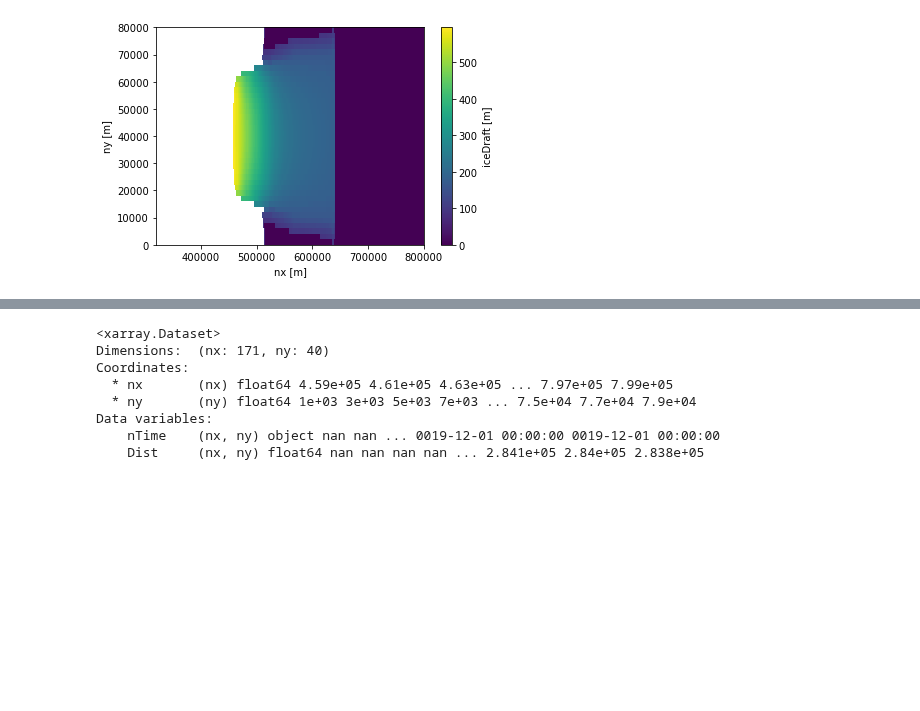
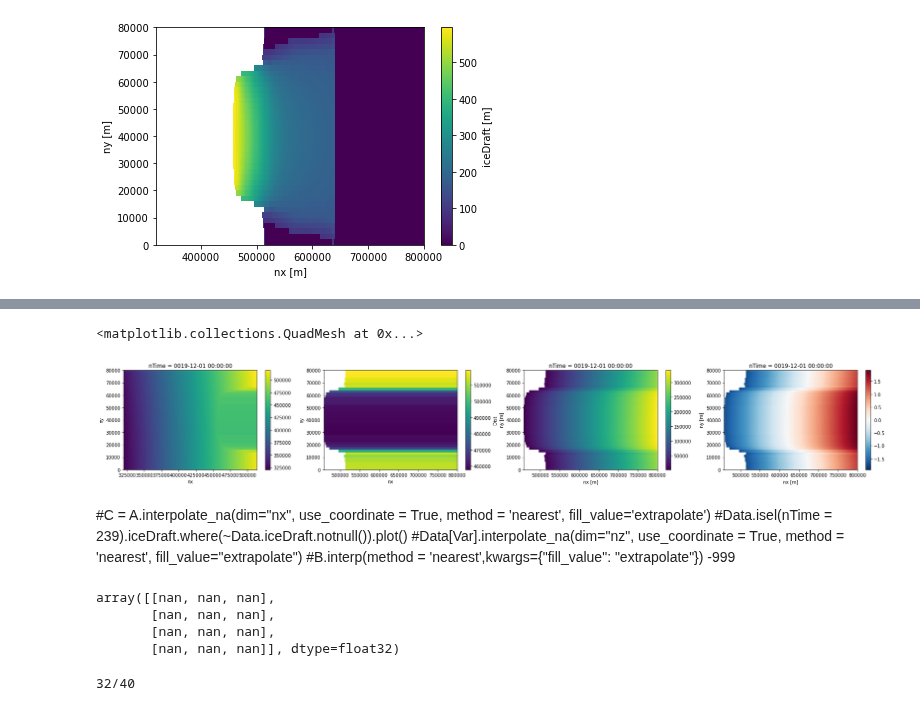
Before and after one commit to BenBouiss/NN_intern_2022, a Jupyter notebook: Prepping_data_NN.ipynb, the cells around one changed output, grey strips where cells are left out. Cells and saved outputs as stored; diff of their text form; code cells hidden in the pictures; blank space fills up the shorter version.

```diff
--- a/Prepping_data_NN.ipynb
+++ b/Prepping_data_NN.ipynb
@@ -207,11 +157,29 @@ slice(0, 10, None)
-# %%
-Cur
-# %% [output]
-<xarray.Dataset>
-Dimensions:  (nx: 171, ny: 40)
-Coordinates:
-  * nx       (nx) float64 4.59e+05 4.61e+05 4.63e+05 ... 7.97e+05 7.99e+05
-  * ny       (ny) float64 1e+03 3e+03 5e+03 7e+03 ... 7.5e+04 7.7e+04 7.9e+04
-Data variables:
-    nTime    (nx, ny) object nan nan ... 0019-12-01 00:00:00 0019-12-01 00:00:00
-    Dist     (nx, ny) float64 nan nan nan nan ... 2.841e+05 2.84e+05 2.838e+05
+# %%
+T2 = T.where(T == 2).to_dataframe().dropna().reset_index()
+x = xr.DataArray(T2.nx.values)
+y = xr.DataArray(T2.ny.values)
+fig, axes = plt.subplots(nrows = 1, ncols = 4, figsize=(30, 4))
+Cur = D.interp(nx = x, ny = y, method = 'nearest', kwargs = {"fill_value": None, "bounds_error":False})
+Cur = Cur.to_dataframe(name = 'Dist').set_index(['nx', 'ny']).to_xarray()
+D.plot(ax = axes[0])
+Cur.Dist.plot(ax = axes[1], x = 'nx')
+Dist_to_ground = np.sqrt(Test.nx**2 + Test.ny**2) - Cur.Dist
+Dist_to_ground.plot(ax = axes[2], x = 'nx')
+N_dist = (Dist_to_ground - Dist_to_ground.mean() ) / Dist_to_ground.std()
+N_dist.plot(ax = axes[3], x = 'nx')
+# %% [output]
+<matplotlib.collections.QuadMesh at 0x...>
+[figure, added]
+# %% [markdown]
+#C = A.interpolate_na(dim="nx", use_coordinate = True, method = 'nearest', fill_value='extrapolate')
+#Data.isel(nTime = 239).iceDraft.where(~Data.iceDraft.notnull()).plot()
+#Data[Var].interpolate_na(dim="nz", use_coordinate = True, method = 'nearest', fill_value="extrapolate")
+#B.interp(method = 'nearest',kwargs={"fill_value": "extrapolate"}) -999
+# %%
+(x, y) = 1 , 3
+AR[max(y-2, 0):y+2, max(x-2, 0): x + 2]
+# %% [output]
+array([[nan, nan, nan],
+       [nan, nan, nan],
+       [nan, nan, nan],
+       [nan, nan, nan]], dtype=float32)
@@ -217,0 +195,23 @@ Data variables:
+# %%
+ARR = Data.iceDraft.dropna('nx', 'all').fillna(0)
+Y, X = ARR.shape
+ar = np.zeros((Y, X))
+data = ARR
+for ind, y in enumerate(range(1, Y - 1)):
+    for x in range(1, X - 1):
+        a = data[y + 1, x - 1]
+        b = data[y + 1, x]
+        c = data[y + 1, x + 1]
+        d = data[y, x - 1]
+        f = data[y, x + 1]
+        g = data[y - 1, x - 1]
+        h = data[y - 1, x]
+        i = data[y - 1, x + 1]
+        dz_dx = ((c + 2 * f + i) - (a + 2 * d + g)) / Horiz_resol
+        dz_dy = ((g + 2 * h + i) - (a + 2 * b + c)) / Horiz_resol
+        p = (dz_dx * dz_dx + dz_dy * dz_dy) ** .5
+        ar[y, x] = p
+    if ind % (Y/5) == 0:
+        print('{}/{}'.format(ind, Y), end = '\r')
+# %% [output]
+32/40
```
Also changed, not shown: parts of 20 cells of this notebook.
